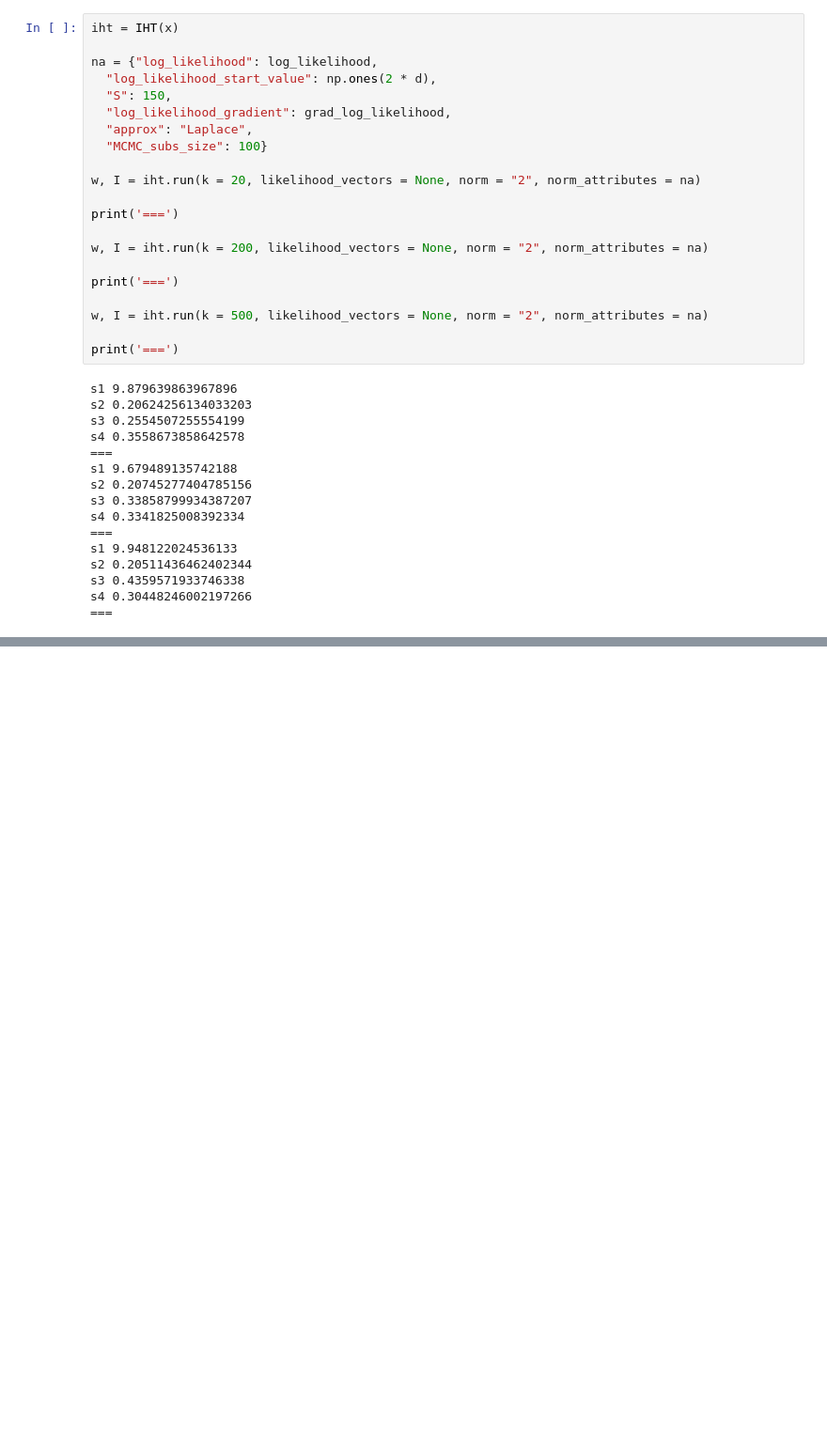
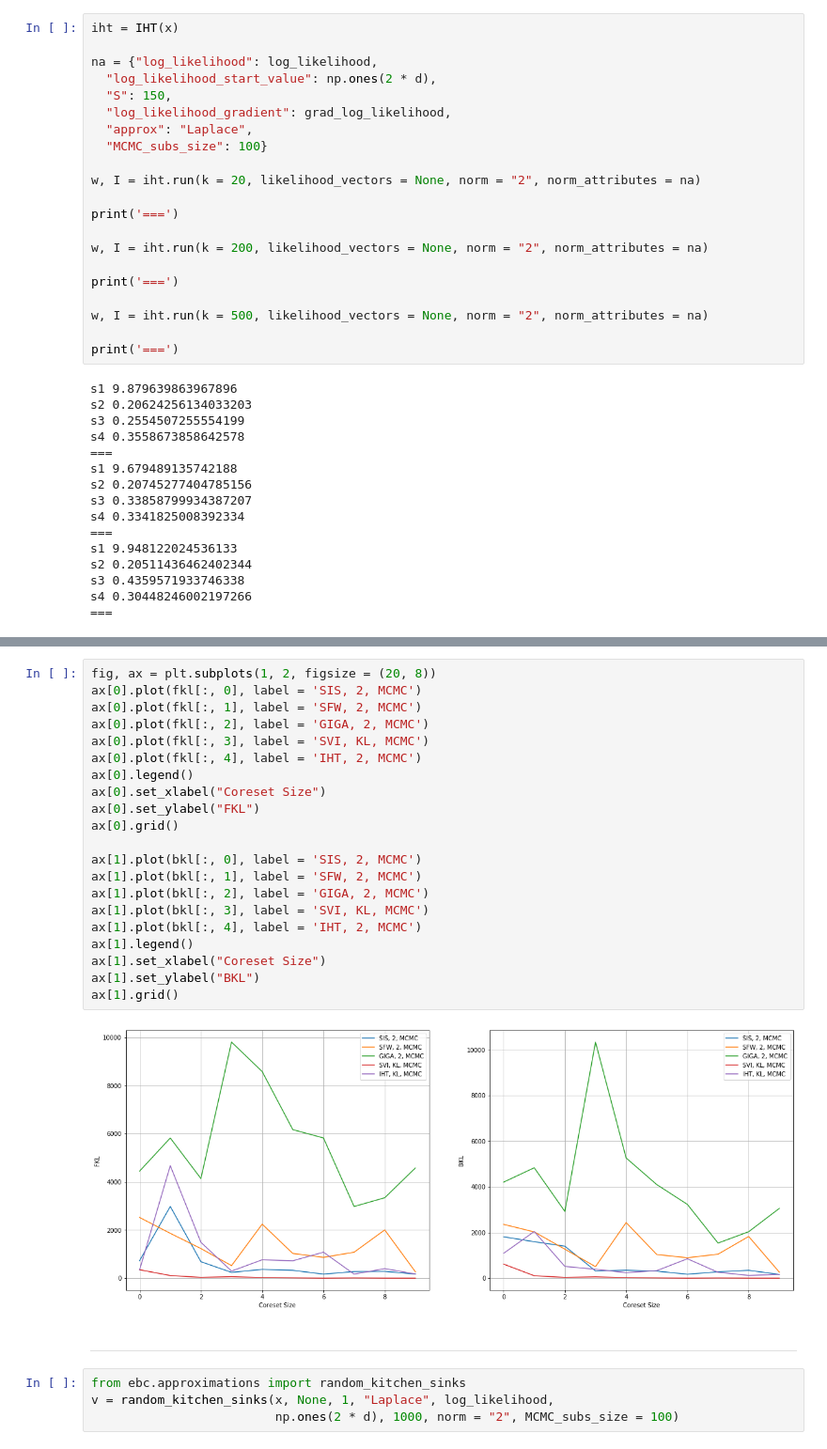
Before and after one commit to stat-ml/efficient_bayesian_coresets, a Jupyter notebook: benchmarking.ipynb, the cells around one changed output, grey strips where cells are left out. Shown at 94% size. Drawn from its saved outputs; the diff is of its cells as text; blank space fills up the shorter version.

```diff
--- a/benchmarking.ipynb
+++ b/benchmarking.ipynb
@@ -287,0 +371,29 @@ s4 0.30448246002197266
+# %%
+fig, ax = plt.subplots(1, 2, figsize = (20, 8))
+ax[0].plot(fkl[:, 0], label = 'SIS, 2, MCMC')
+ax[0].plot(fkl[:, 1], label = 'SFW, 2, MCMC')
+ax[0].plot(fkl[:, 2], label = 'GIGA, 2, MCMC')
+ax[0].plot(fkl[:, 3], label = 'SVI, KL, MCMC')
+ax[0].plot(fkl[:, 4], label = 'IHT, 2, MCMC')
+ax[0].legend()
+ax[0].set_xlabel("Coreset Size")
+ax[0].set_ylabel("FKL")
+ax[0].grid()
+
+ax[1].plot(bkl[:, 0], label = 'SIS, 2, MCMC')
+ax[1].plot(bkl[:, 1], label = 'SFW, 2, MCMC')
+ax[1].plot(bkl[:, 2], label = 'GIGA, 2, MCMC')
+ax[1].plot(bkl[:, 3], label = 'SVI, KL, MCMC')
+ax[1].plot(bkl[:, 4], label = 'IHT, 2, MCMC')
+ax[1].legend()
+ax[1].set_xlabel("Coreset Size")
+ax[1].set_ylabel("BKL")
+ax[1].grid()
+# %% [output]
+[figure, added]
+# %% [markdown]
+---
+# %%
+from ebc.approximations import random_kitchen_sinks
+v = random_kitchen_sinks(x, None, 1, "Laplace", log_likelihood,
+                         np.ones(2 * d), 1000, norm = "2", MCMC_subs_size = 100)
```
Also changed, not shown: parts of 6 cells of this notebook, 2 other files.
